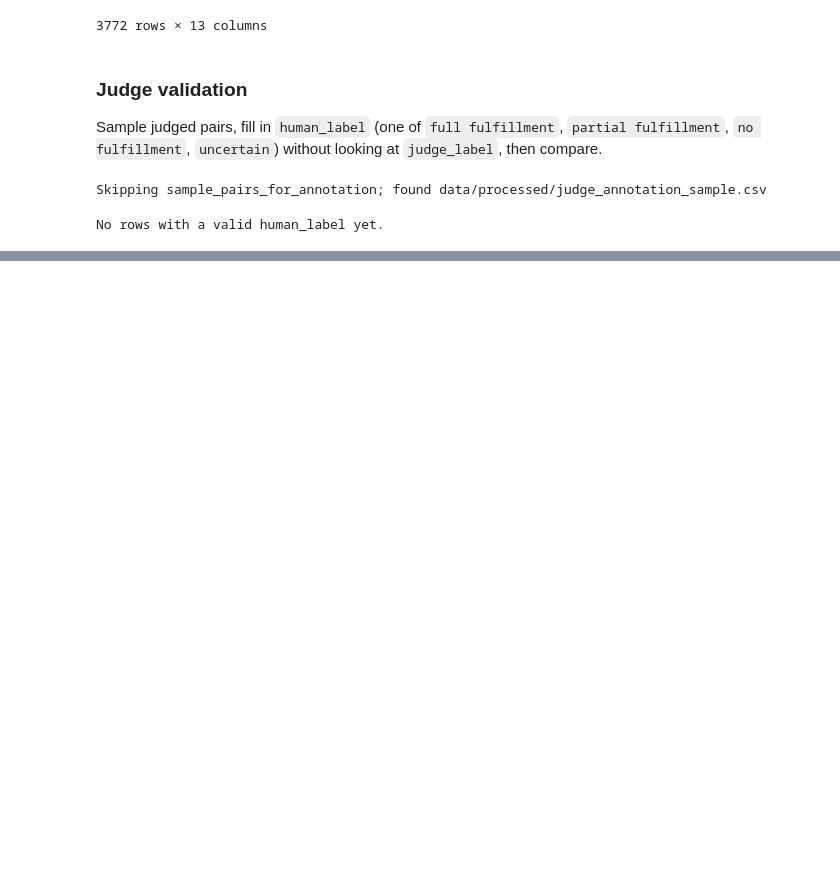
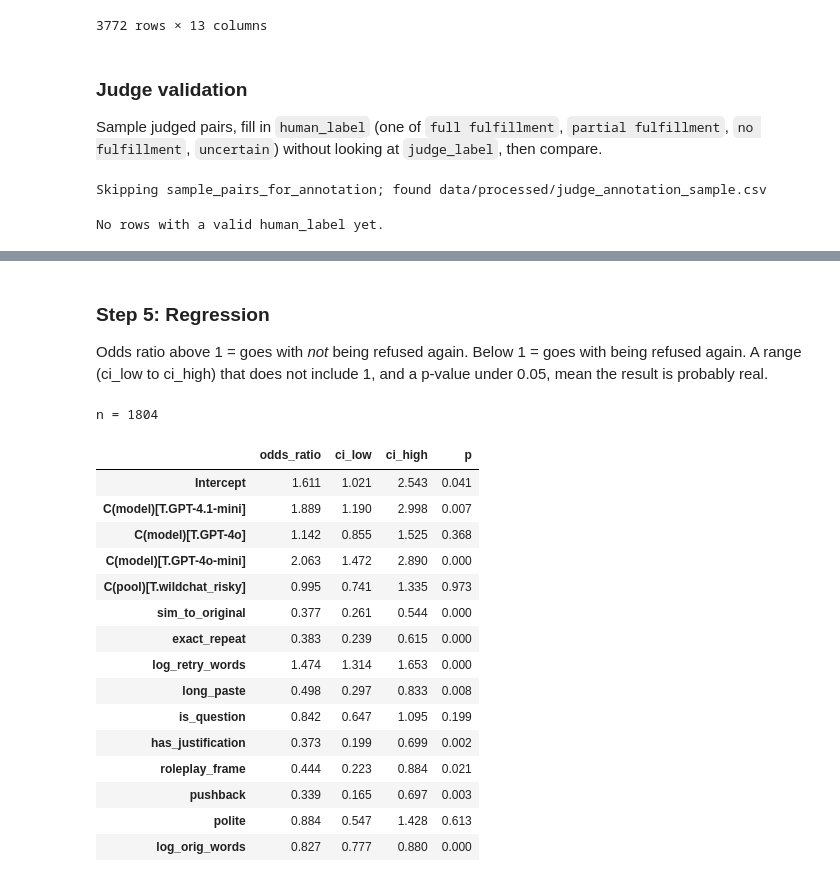
Before and after one commit to emilyho14/CS598_ComputationalSocialScience, a Jupyter notebook: pipeline.ipynb, the cells around one changed output, grey strips where cells are left out. Drawn from its saved outputs; the diff is of its cells as text; code cells hidden in the pictures; blank space fills up the shorter version.

Commit message:
Add RQ1.3 retry language feature analysis

```diff
--- a/pipeline.ipynb
+++ b/pipeline.ipynb
@@ -244,0 +290,7 @@ No rows with a valid human_label yet.
+# %%
+import rq1_3_features as feat
+
+d = feat.load_retries(FOLLOWUPS, SECOND_REFUSAL)
+print(len(d), "messages")
+d.groupby("model").agg(n=("not_refused", "size"), has_label=("not_refused", "count"),
+                       not_refused=("not_refused", "mean"), answered=("answered", "mean"))
@@ -244,0 +342,3 @@ No rows with a valid human_label yet.
+# %%
+d = feat.add_features(d)
+a = d.dropna(subset=["not_refused"]).copy()
@@ -244,0 +386,25 @@ No rows with a valid human_label yet.
+# %% [markdown]
+### Step 5: Regression
+Odds ratio above 1 = goes with *not* being refused again. Below 1 = goes with being refused again. A range (ci_low to ci_high) that does not include 1, and a p-value under 0.05, mean the result is probably real.
+# %%
+table, n = feat.odds_table(a, "not_refused")
+print("n =", n)
+table
+# %% [output]
+n = 1804
+|  | odds_ratio | ci_low | ci_high | p |
+| Intercept | 1.611 | 1.021 | 2.543 | 0.041 |
+| C(model)[T.GPT-4.1-mini] | 1.889 | 1.190 | 2.998 | 0.007 |
+| C(model)[T.GPT-4o] | 1.142 | 0.855 | 1.525 | 0.368 |
+| C(model)[T.GPT-4o-mini] | 2.063 | 1.472 | 2.890 | 0.000 |
+| C(pool)[T.wildchat_risky] | 0.995 | 0.741 | 1.335 | 0.973 |
+| sim_to_original | 0.377 | 0.261 | 0.544 | 0.000 |
+| exact_repeat | 0.383 | 0.239 | 0.615 | 0.000 |
+| log_retry_words | 1.474 | 1.314 | 1.653 | 0.000 |
+| long_paste | 0.498 | 0.297 | 0.833 | 0.008 |
+| is_question | 0.842 | 0.647 | 1.095 | 0.199 |
+| has_justification | 0.373 | 0.199 | 0.699 | 0.002 |
+| roleplay_frame | 0.444 | 0.223 | 0.884 | 0.021 |
+| pushback | 0.339 | 0.165 | 0.697 | 0.003 |
+| polite | 0.884 | 0.547 | 1.428 | 0.613 |
+| log_orig_words | 0.827 | 0.777 | 0.880 | 0.000 |
```
Also changed, not shown: parts of 18 cells of this notebook, 1 other file.
